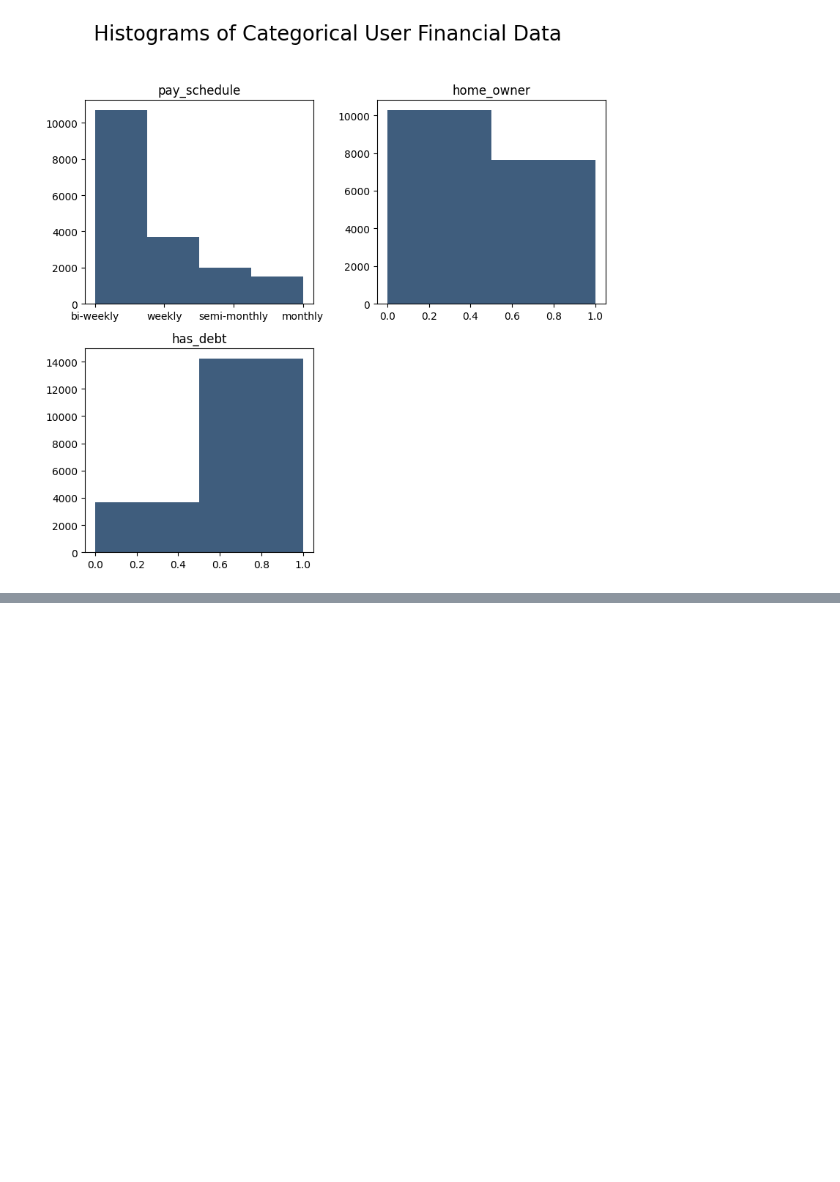
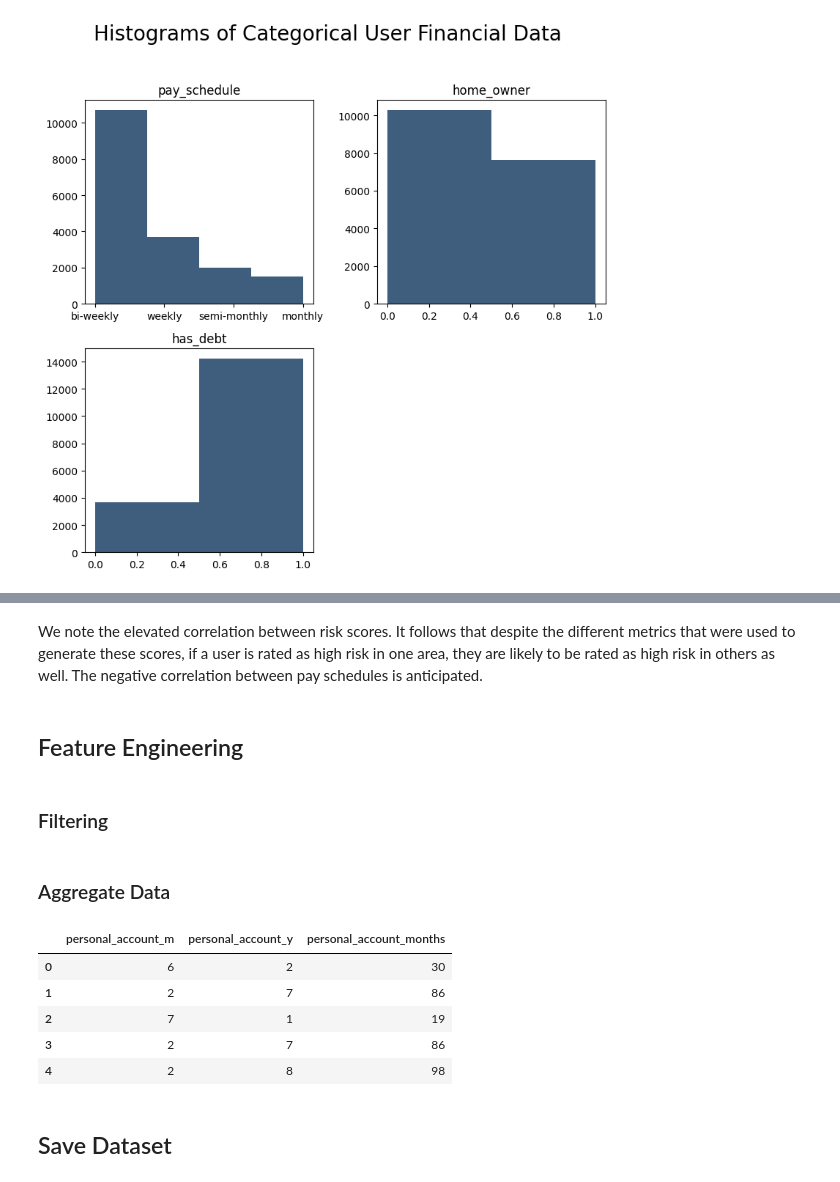
Before and after one commit to c-grigsby/ml-fintech-case-studies, a Jupyter notebook: predicting-loan-signatures/notebooks/predicting-loan-signatures_eda.ipynb, the cells around one changed output, grey strips where cells are left out. Cells and saved outputs as stored; diff of their text form; code cells hidden in the pictures; blank space fills up the shorter version.

Commit message:
case(predictingLoans): add feature engineering (#26)

```diff
--- a/predicting-loan-signatures/notebooks/predicting-loan-signatures_eda.ipynb
+++ b/predicting-loan-signatures/notebooks/predicting-loan-signatures_eda.ipynb
@@ -241,0 +238,24 @@ We note the elevated correlation between risk scores. It follows that regardless
+# %% [markdown]
+We note the elevated correlation between risk scores. It follows that despite the different metrics that were used to generate these scores, if a user is rated as high risk in one area, they are likely to be rated as high risk in others as well. The negative correlation between pay schedules is anticipated.
+# %% [markdown]
+## Feature Engineering
+# %% [markdown]
+### Filtering
+# %%
+# Remove months_employed which we found likely to contain inaccurate data
+df_users_combined = df_users_combined.drop(columns = ['months_employed'])
+# %% [markdown]
+### Aggregate Data
+# %%
+# Create a field that reflects the total time since the user created the personal credit account
+df_users_combined['personal_account_months'] = (df_users_combined.personal_account_m + (df_users_combined.personal_account_y * 12))
+
+# Display results
+df_users_combined[['personal_account_m', 'personal_account_y', 'personal_account_months']].head()
+# %% [output]
+|  | personal_account_m | personal_account_y | personal_account_months |
+| 0 | 6 | 2 | 30 |
+| 1 | 2 | 7 | 86 |
+| 2 | 7 | 1 | 19 |
+| 3 | 2 | 7 | 86 |
+| 4 | 2 | 8 | 98 |
@@ -241,0 +265,2 @@ We note the elevated correlation between risk scores. It follows that regardless
+# %% [markdown]
+## Save Dataset
```
Also changed, not shown: parts of 20 cells of this notebook, 1 other file.
